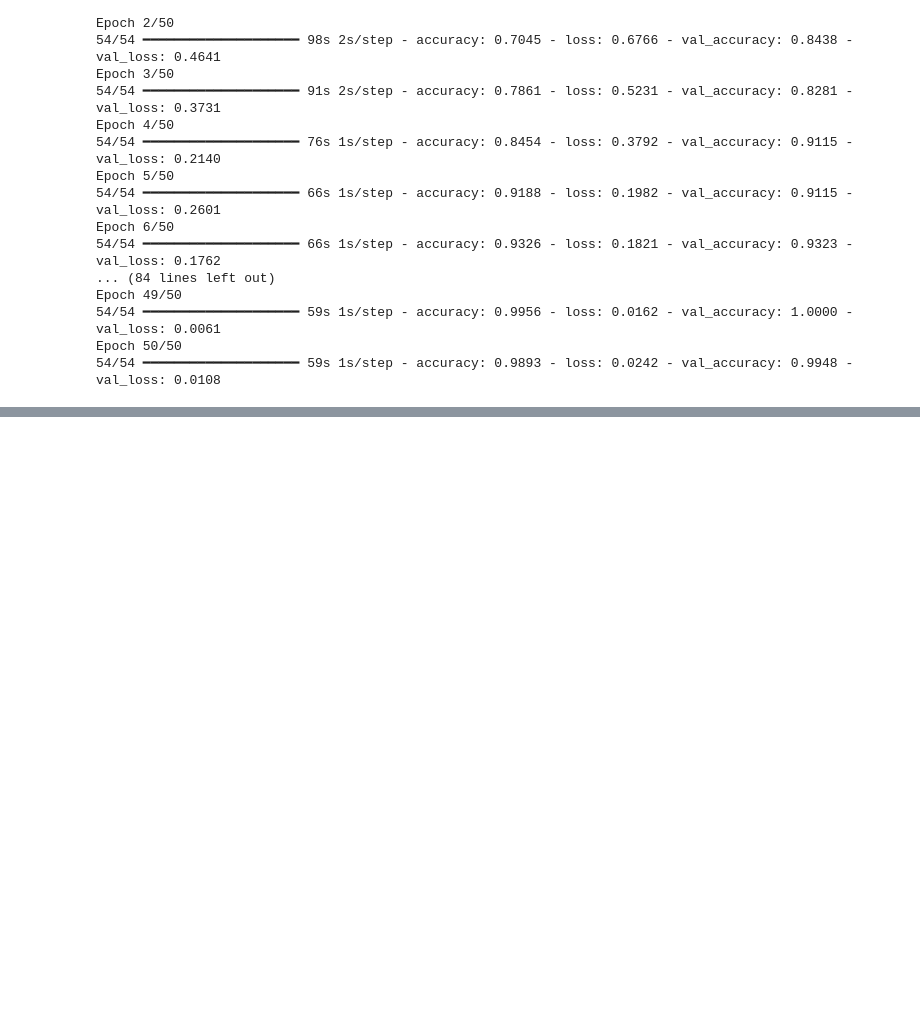
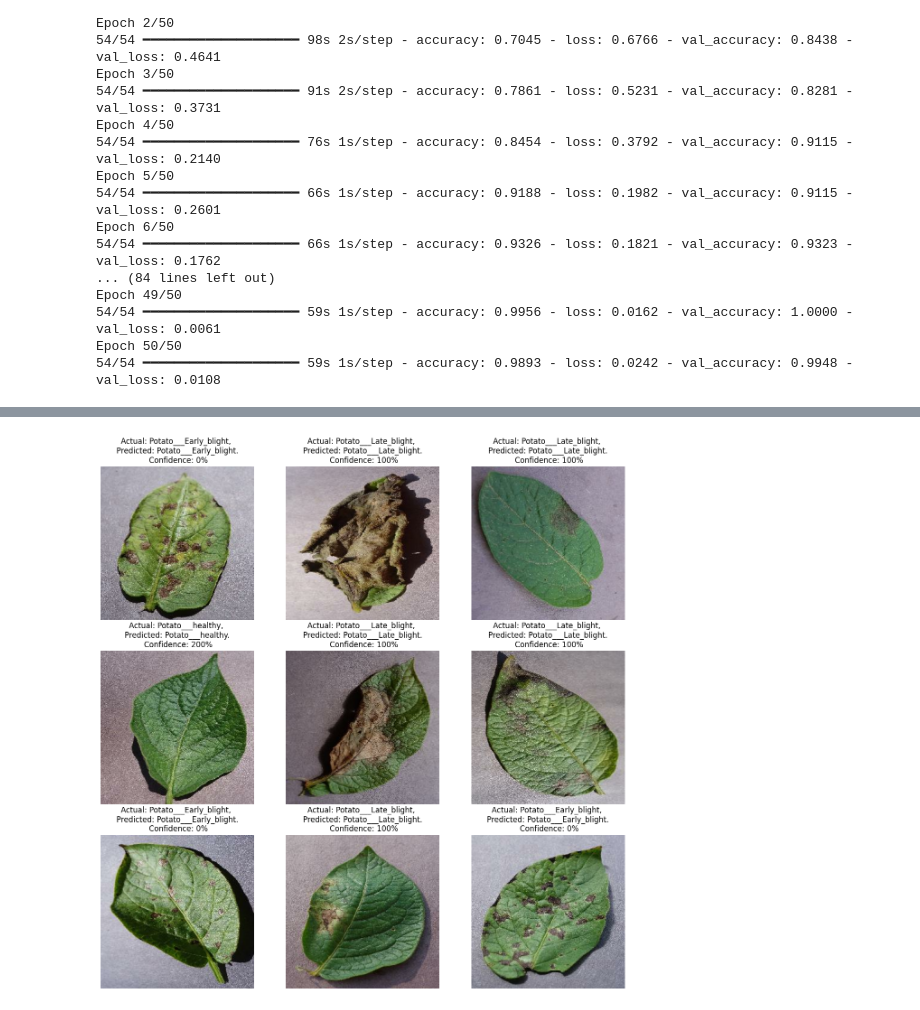
Before and after one commit to rehankhan88/potato-disease-classification-app, a Jupyter notebook: app.ipynb, the cells around one changed output, grey strips where cells are left out. Saved outputs shown, nothing was run; the diff lists cells and outputs as text; code cells hidden in the pictures; blank space fills up the shorter version.

```diff
--- a/app.ipynb
+++ b/app.ipynb
@@ -213,0 +279,22 @@ Epoch 50/50
+# %%
+def predict(model, img):
+    img_array = tf.keras.preprocessing.image.img_to_array(images[i].numpy())
+    img_array = tf.expand_dims(img_array, 0)
+
+    predictions = model.predict(img_array)
+
+    predicted_class = class_name[np.argmax(predictions[0])]
+    confidence = round(100 * (np.argmax(predictions[0])), 2)
+    return predicted_class, confidence
+# %%
+plt.figure(figsize=(15, 15))
+for images, labels in test_ds.take(1):
+    for i in range(9):
+        ax = plt.subplot(3,3,i+1)
+        plt.imshow(images[i].numpy().astype("uint8"))
+        predicted_class, confidance = predict(model, images[i].numpy())
+        actual_class = class_name[labels[i]]
+
+        plt.title(f"Actual: {actual_class}, \n Predicted: {predicted_class}. \n Confidence: {confidance}%")
+        plt.axis("off")
+# %% [output]
@@ -213,0 +310 @@ Epoch 50/50
+[figure, added]
```
Also changed, not shown: parts of 11 cells of this notebook, 1 other file.
